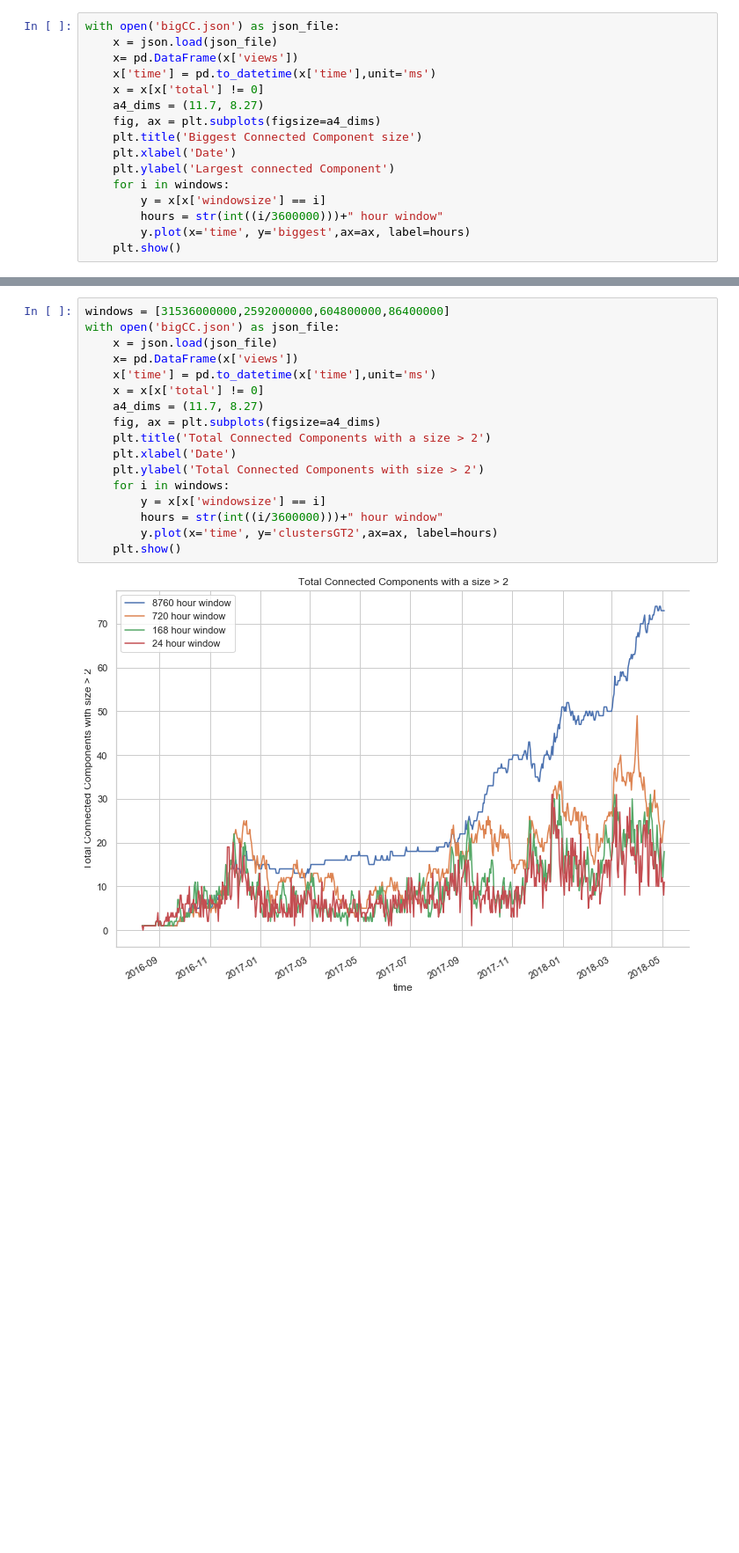
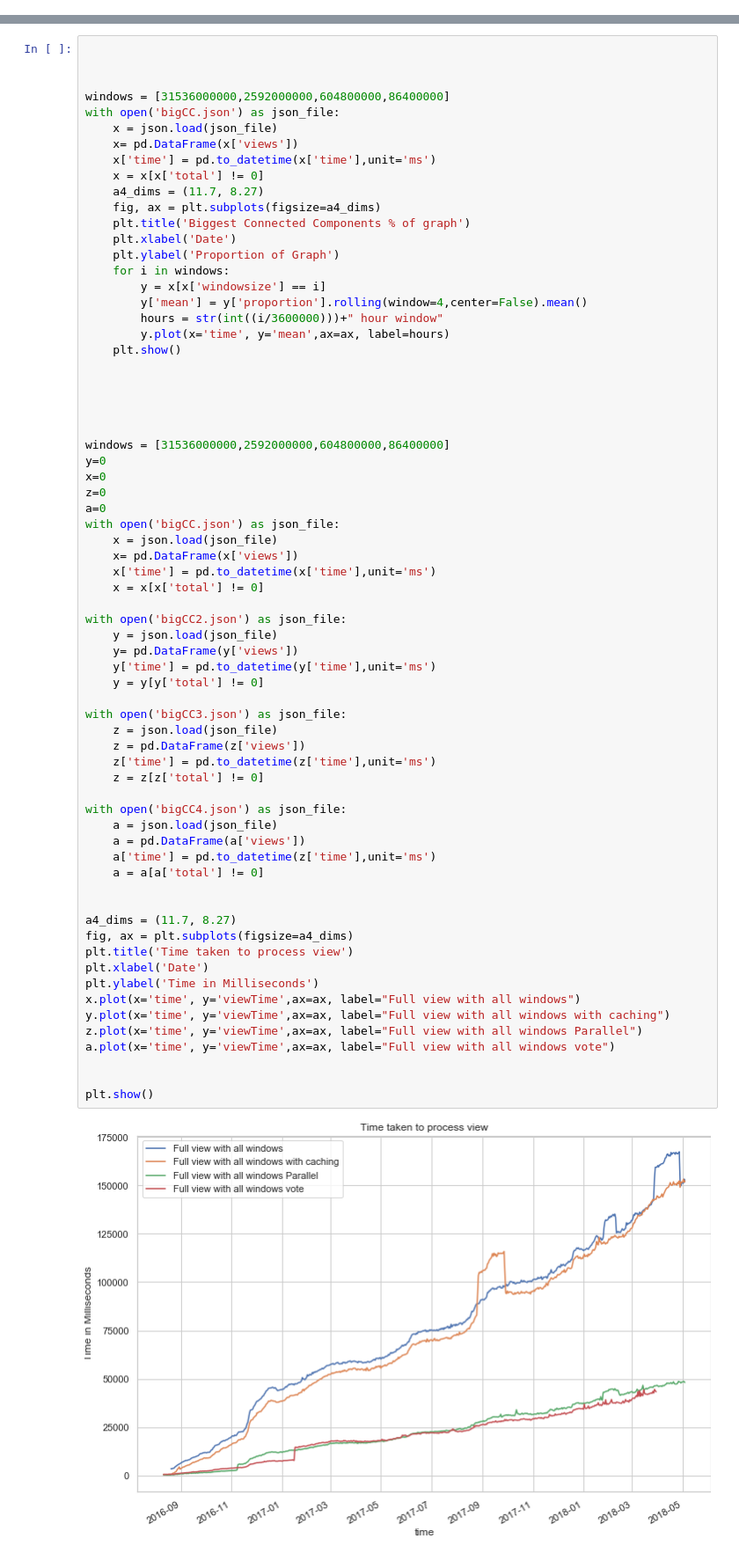
Before and after one commit to miratepuffin/Raphtory-Deployment, a Jupyter notebook: JupyterPlotting/Gab Plots.ipynb, the cells around one changed output, grey strips where cells are left out. Shown at 88% size. Saved outputs shown, nothing was run; the diff lists cells and outputs as text; blank space fills up the shorter version.

Commit message:
Removed old graphs

```diff
--- a/JupyterPlotting/Gab Plots.ipynb
+++ b/JupyterPlotting/Gab Plots.ipynb
@@ -48,16 +27,0 @@ with open('bigCC.json') as json_file:
-# %%
-with open('bigCC.json') as json_file:
-    x = json.load(json_file)
-    x= pd.DataFrame(x['views'])
-    x['time'] = pd.to_datetime(x['time'],unit='ms')
-    x = x[x['total'] != 0]
-    a4_dims = (11.7, 8.27)
-    fig, ax = plt.subplots(figsize=a4_dims)
-    plt.title('Biggest Connected Component size')
-    plt.xlabel('Date')
-    plt.ylabel('Largest connected Component')
-    for i in windows:
-        y = x[x['windowsize'] == i]
-        hours = str(int((i/3600000)))+" hour window"
-        y.plot(x='time', y='biggest',ax=ax, label=hours)
-    plt.show()
@@ -84,19 +107,70 @@ with open('bigCC.json') as json_file:
 # %%
+
+
+
 windows = [31536000000,2592000000,604800000,86400000]
 with open('bigCC.json') as json_file:
     x = json.load(json_file)
     x= pd.DataFrame(x['views'])
     x['time'] = pd.to_datetime(x['time'],unit='ms')
     x = x[x['total'] != 0]
     a4_dims = (11.7, 8.27)
     fig, ax = plt.subplots(figsize=a4_dims)
-    plt.title('Total Connected Components with a size > 2')
+    plt.title('Biggest Connected Components % of graph')
     plt.xlabel('Date')
-    plt.ylabel('Total Connected Components with size > 2')
+    plt.ylabel('Proportion of Graph')
     for i in windows:
         y = x[x['windowsize'] == i]
+        y['mean'] = y['proportion'].rolling(window=4,center=False).mean()
         hours = str(int((i/3600000)))+" hour window"
-        y.plot(x='time', y='clustersGT2',ax=ax, label=hours)
+        y.plot(x='time', y='mean',ax=ax, label=hours)
     plt.show()
+
+
+
+
+
+windows = [31536000000,2592000000,604800000,86400000]
+y=0
+x=0
+z=0
+a=0
+with open('bigCC.json') as json_file:
+    x = json.load(json_file)
+    x= pd.DataFrame(x['views'])
+    x['time'] = pd.to_datetime(x['time'],unit='ms')
+    x = x[x['total'] != 0]
+
+with open('bigCC2.json') as json_file:
+    y = json.load(json_file)
+    y= pd.DataFrame(y['views'])
+    y['time'] = pd.to_datetime(y['time'],unit='ms')
+    y = y[y['total'] != 0]
+
+with open('bigCC3.json') as json_file:
+    z = json.load(json_file)
+    z = pd.DataFrame(z['views'])
+    z['time'] = pd.to_datetime(z['time'],unit='ms')
+    z = z[z['total'] != 0]
+
+with open('bigCC4.json') as json_file:
+    a = json.load(json_file)
+    a = pd.DataFrame(a['views'])
+    a['time'] = pd.to_datetime(z['time'],unit='ms')
+    a = a[a['total'] != 0]
+
+
+a4_dims = (11.7, 8.27)
+fig, ax = plt.subplots(figsize=a4_dims)
+plt.title('Time taken to process view')
+plt.xlabel('Date')
+plt.ylabel('Time in Milliseconds')
+x.plot(x='time', y='viewTime',ax=ax, label="Full view with all windows")
+y.plot(x='time', y='viewTime',ax=ax, label="Full view with all windows with caching")
+z.plot(x='time', y='viewTime',ax=ax, label="Full view with all windows Parallel")
+a.plot(x='time', y='viewTime',ax=ax, label="Full view with all windows vote")
+
+
+plt.show()
 # %% [output]
-[figure, old version]
+[figure, new version]
```
Also changed, not shown: parts of 7 cells of this notebook.
